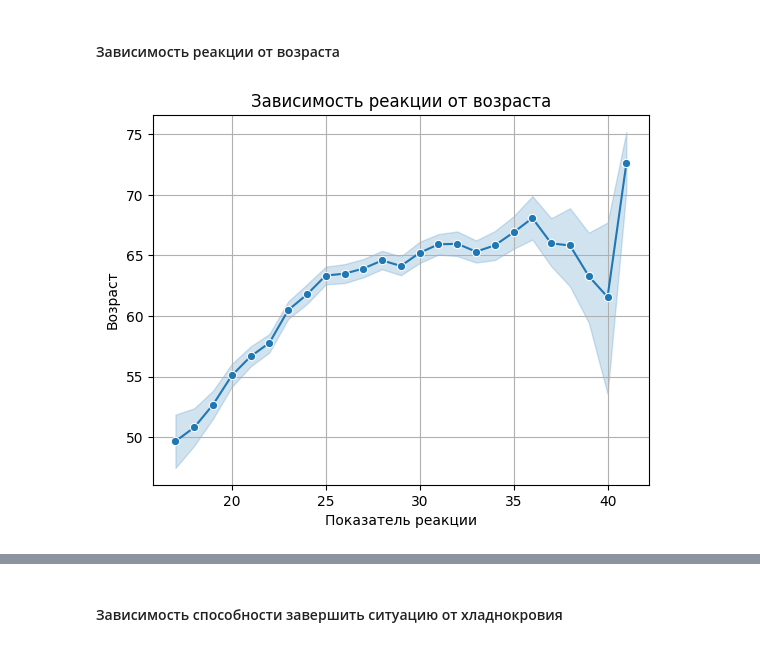
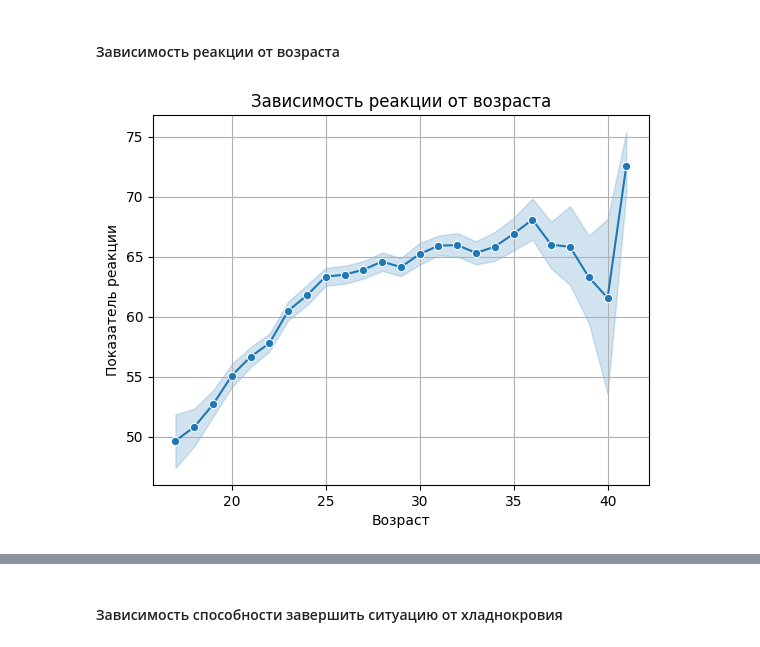
Before and after one commit to jsinkx/bigdata-player-stats-coursework, a Jupyter notebook: players_stats.ipynb, the cells around one changed output, grey strips where cells are left out. Cells and saved outputs as stored; diff of their text form; code cells hidden in the pictures.

```diff
--- a/players_stats.ipynb
+++ b/players_stats.ipynb
@@ -557,9 +557,9 @@ plt.show()
 # %%
 sns.lineplot(df, x='age', y='reactions', marker='o')
 plt.grid()
 plt.title('Зависимость реакции от возраста')
-plt.xlabel('Показатель реакции')
-plt.ylabel('Возраст')
+plt.xlabel('Возраст')
+plt.ylabel('Показатель реакции')
 plt.show()
 # %% [output]
-[figure, old version]
+[figure, new version]
```
Also changed, not shown: parts of 9 cells of this notebook, 16 other files.
